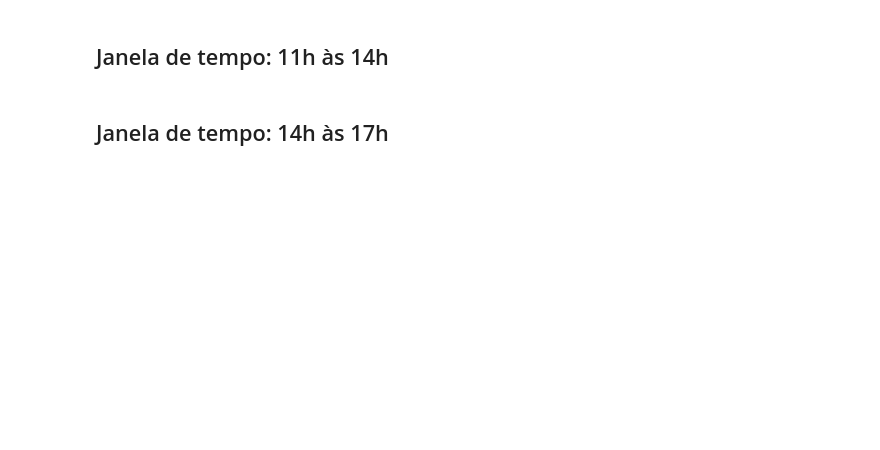
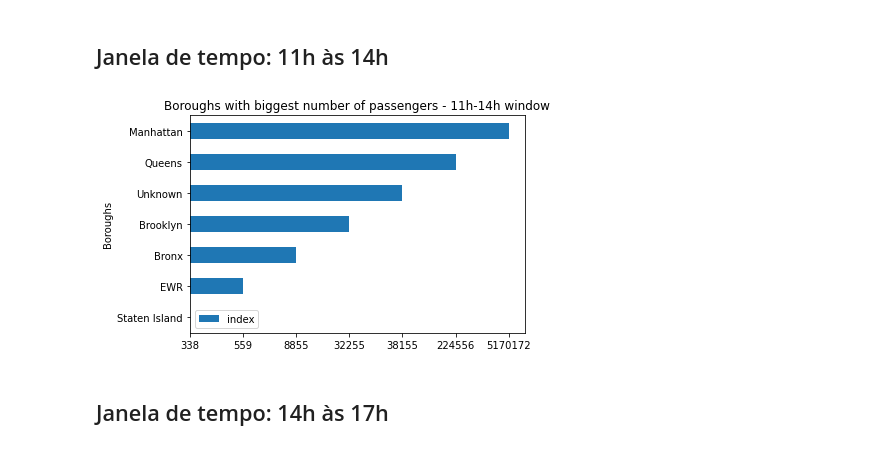
Before and after one commit to nandacamargo/pyspark-ny-taxis-analysis, a Jupyter notebook: time-windows-taxis.ipynb, the cells around one changed output. Saved outputs shown, nothing was run; the diff lists cells and outputs as text; code cells hidden in the pictures; blank space fills up the shorter version.

```diff
--- a/time-windows-taxis.ipynb
+++ b/time-windows-taxis.ipynb
@@ -141,11 +150,14 @@ result2 = range_five_to_eleven.groupBy("Borough").agg(F.sum("passenger_count").a
 # %%
 range_eleven_to_fourteen = start_end_times_df.filter((col('start_hour') >= 11) & (col('start_hour') < 14) & (col('end_hour') < 14))
 
-#result3 = range_eleven_to_fourteen.groupBy("Borough").agg(F.sum("passenger_count").alias("total_passengers")).orderBy(col("total_passengers").desc())
+result3 = range_eleven_to_fourteen.groupBy("Borough").agg(F.sum("passenger_count").alias("total_passengers")).orderBy(col("total_passengers").desc())
 
-#result3_df = result3.toPandas()
-#ax = result3_df.plot(kind='bar',x='total_passengers', y='Borough')
-#set_labels_title(ax, 1)
+result3_df = result3.toPandas()
+# %%
+#Call method responsible for preparing data for the chart
+define_axis(result3_df, "11h-14h")
+# %% [output]
+[figure, added]
 # %% [markdown]
 ## Janela de tempo: 14h às 17h
 # %%
```
Also changed, not shown: parts of 15 cells of this notebook.
